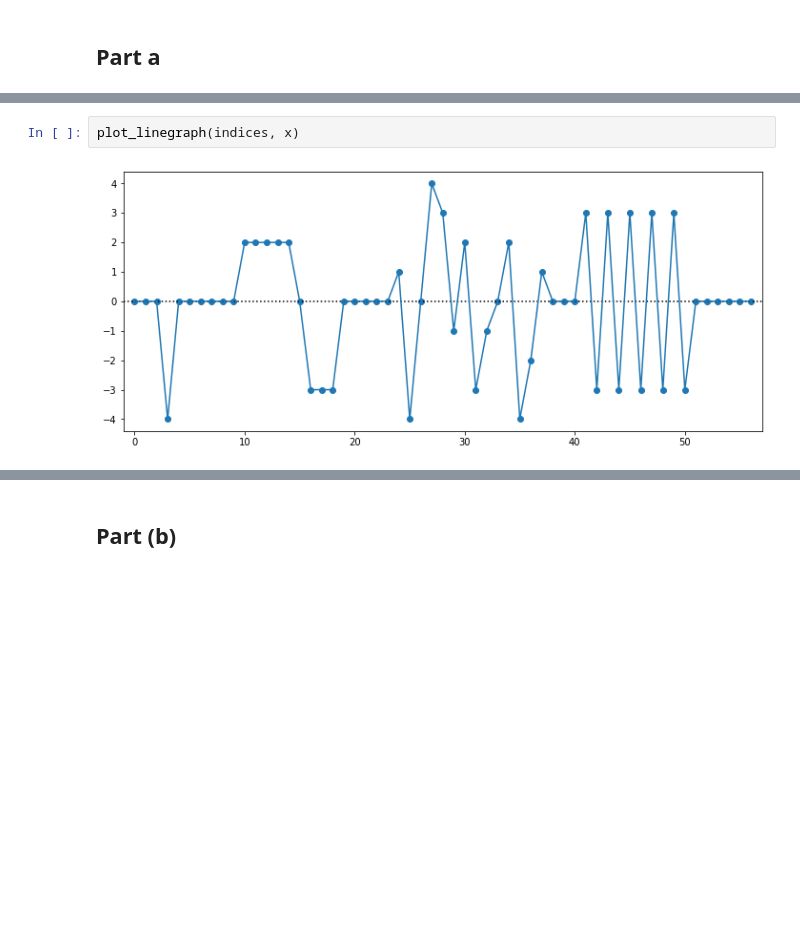
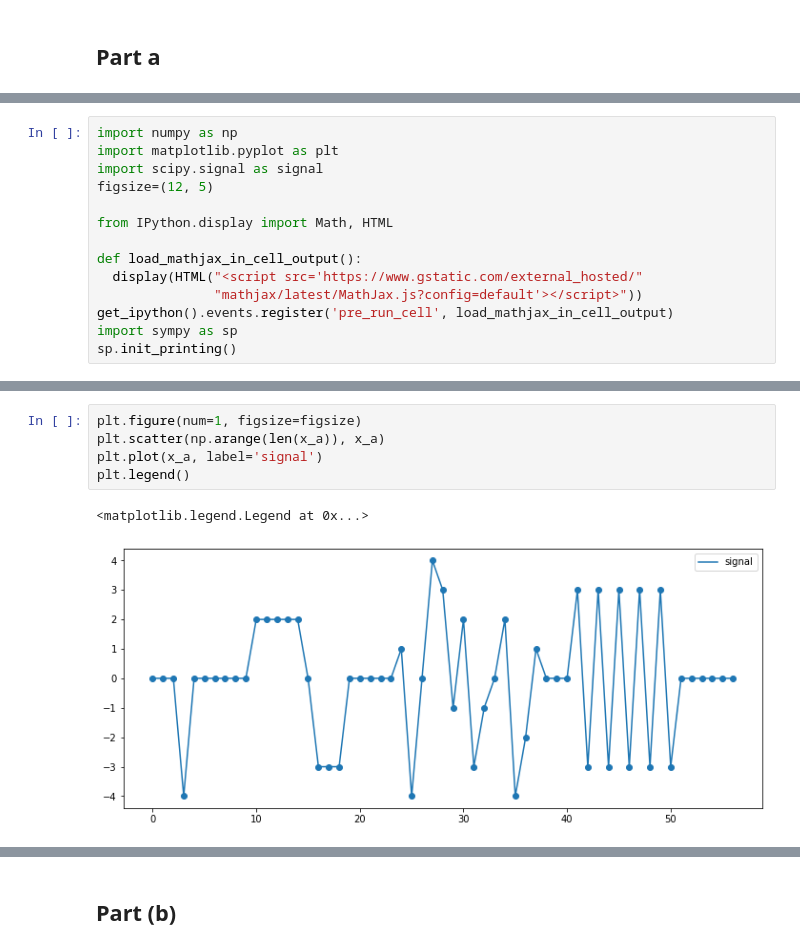
Before and after one commit to DasAnish/DSP_assignments, a Jupyter notebook: DSP_Assignment1.ipynb, the cells around one changed output, grey strips where cells are left out. Drawn from its saved outputs; the diff is of its cells as text; blank space fills up the shorter version.

```diff
--- a/DSP_Assignment1.ipynb
+++ b/DSP_Assignment1.ipynb
@@ -7,3 +3,17 @@ import scipy.signal as signal
+# %%
+import numpy as np
+import matplotlib.pyplot as plt
+import scipy.signal as signal
+figsize=(12, 5)
+
+from IPython.display import Math, HTML
+
+def load_mathjax_in_cell_output():
+  display(HTML("<script src='https://www.gstatic.com/external_hosted/"
+               "mathjax/latest/MathJax.js?config=default'></script>"))
+get_ipython().events.register('pre_run_cell', load_mathjax_in_cell_output)
+import sympy as sp
+sp.init_printing()
 # %%
 x = '''0 0 0 -4 0 0 0 0 0 0 2 2 2 2
 2 0 -3 -3 -3 0 0 0 0 0 1 -4 0 4
@@ -22,4 +42,8 @@ def plot_linegraph(x, y, marker='o', linestyle='-'):
-# %%
-plot_linegraph(indices, x)
-# %% [output]
-[figure, removed]
+# %%
+plt.figure(num=1, figsize=figsize)
+plt.scatter(np.arange(len(x_a)), x_a)
+plt.plot(x_a, label='signal')
+plt.legend()
+# %% [output]
+<matplotlib.legend.Legend at 0x...>
+[figure, added]
```
Also changed, not shown: parts of 47 cells of this notebook.
